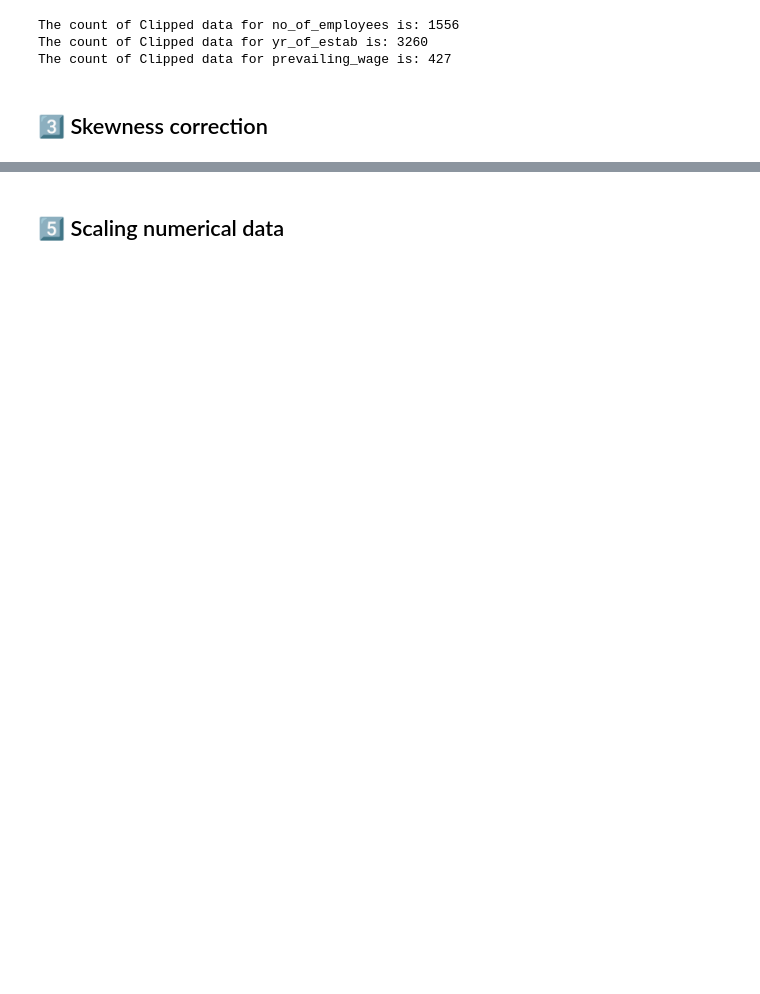
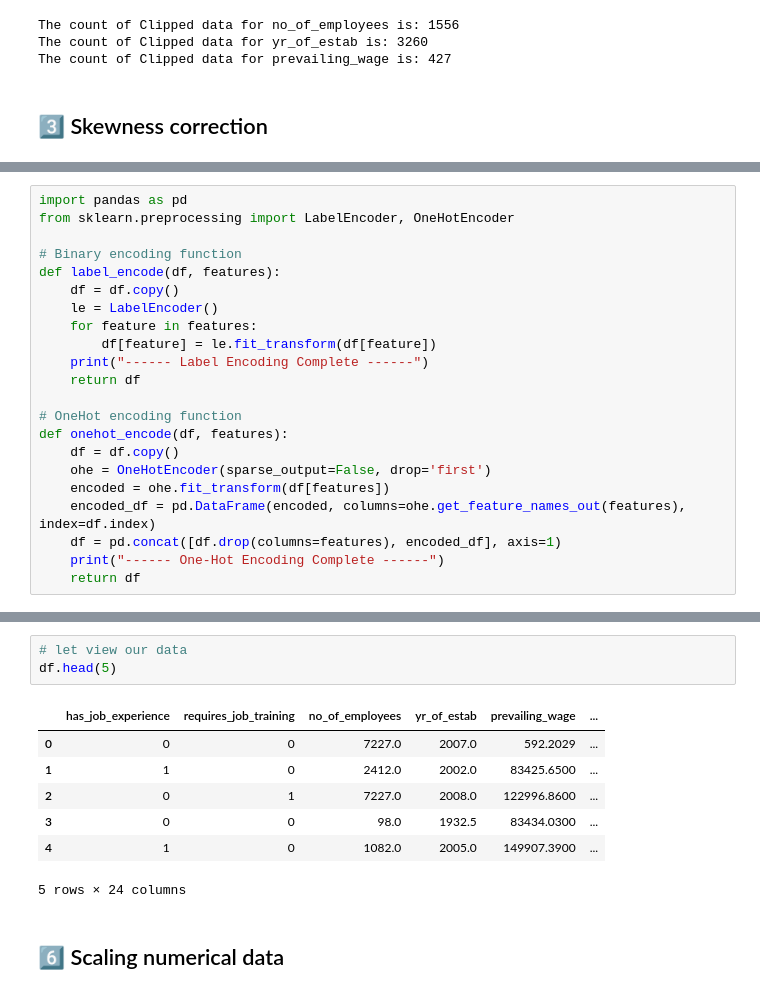
Before and after one commit to Olasquare043/Predictive-model-for-Easy-Visa-Dataset, a Jupyter notebook: preprocessing.ipynb, the cells around one changed output, grey strips where cells are left out. Drawn from its saved outputs; the diff is of its cells as text; blank space fills up the shorter version.

Commit message:
working on preprocessing

```diff
--- a/preprocessing.ipynb
+++ b/preprocessing.ipynb
@@ -98,0 +140,22 @@ def transform_feature(df, features):
+# %%
+import pandas as pd
+from sklearn.preprocessing import LabelEncoder, OneHotEncoder
+
+# Binary encoding function
+def label_encode(df, features):
+    df = df.copy()
+    le = LabelEncoder()
+    for feature in features:
+        df[feature] = le.fit_transform(df[feature])
+    print("------ Label Encoding Complete ------")
+    return df
+
+# OneHot encoding function
+def onehot_encode(df, features):
+    df = df.copy()
+    ohe = OneHotEncoder(sparse_output=False, drop='first')
+    encoded = ohe.fit_transform(df[features])
+    encoded_df = pd.DataFrame(encoded, columns=ohe.get_feature_names_out(features), index=df.index)
+    df = pd.concat([df.drop(columns=features), encoded_df], axis=1)
+    print("------ One-Hot Encoding Complete ------")
+    return df
@@ -99,2 +175,13 @@ def transform_feature(df, features):
+# %%
+# let view our data
+df.head(5)
+# %% [output]
+|  | has_job_experience | requires_job_training | no_of_employees | yr_of_estab | prevailing_wage | ... |
+| 0 | 0 | 0 | 7227.0 | 2007.0 | 592.2029 | ... |
+| 1 | 1 | 0 | 2412.0 | 2002.0 | 83425.6500 | ... |
+| 2 | 0 | 1 | 7227.0 | 2008.0 | 122996.8600 | ... |
+| 3 | 0 | 0 | 98.0 | 1932.5 | 83434.0300 | ... |
+| 4 | 1 | 0 | 1082.0 | 2005.0 | 149907.3900 | ... |
+5 rows × 24 columns
 # %% [markdown]
-## 5️⃣ Scaling numerical data
+## 6️⃣ Scaling numerical data
```
Also changed, not shown: parts of 15 cells of this notebook, 7 other files.
